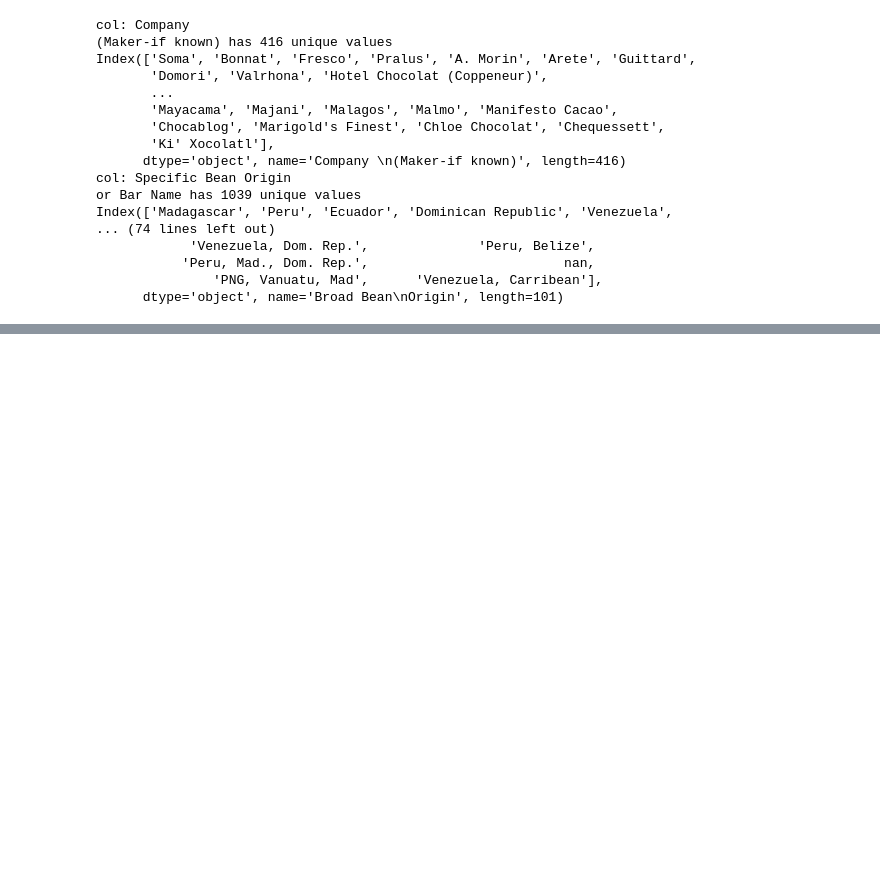
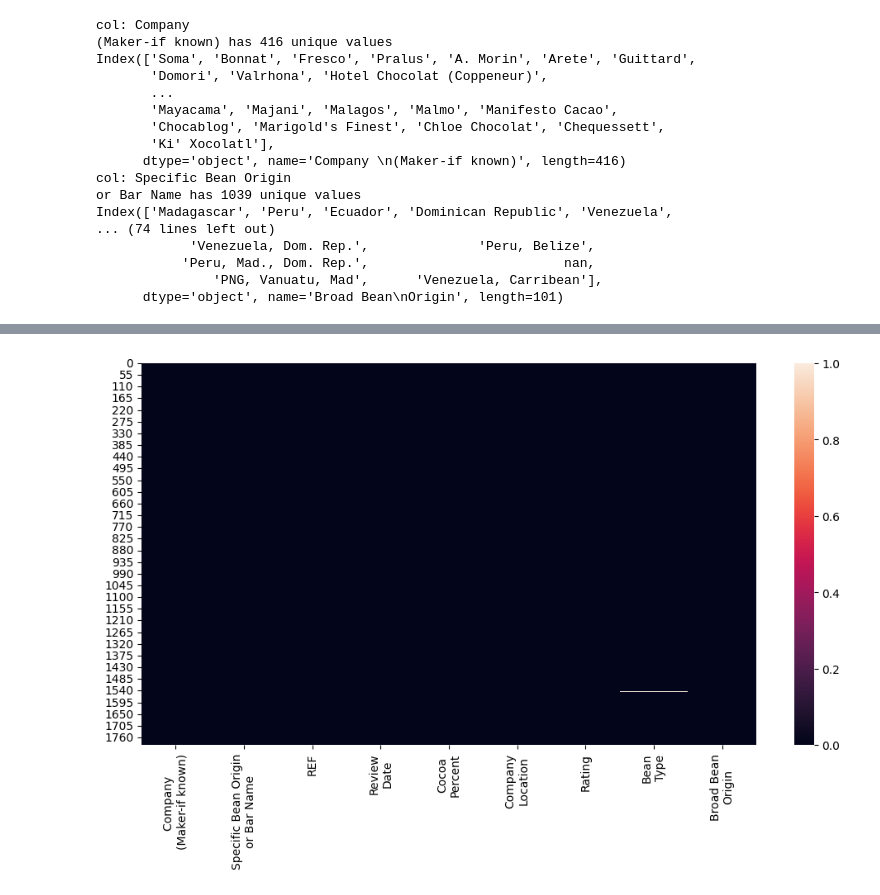
Before and after one commit to AbhinavKrishnan0629/AI, a Jupyter notebook: All projects/Exploratory Data Analysis/session 3.1 EDA.ipynb, the cells around one changed output, grey strips where cells are left out. Saved outputs shown, nothing was run; the diff lists cells and outputs as text; code cells hidden in the pictures; blank space fills up the shorter version.

```diff
--- a/All projects/Exploratory Data Analysis/session 3.1 EDA.ipynb
+++ b/All projects/Exploratory Data Analysis/session 3.1 EDA.ipynb
@@ -137,0 +205,6 @@ Name: count, dtype: int64
+# %%
+plt.figure(figsize=(12, 6))
+sb.heatmap(df.isnull())
+plt.show()
+# %% [output]
+[figure, added]
```
Also changed, not shown: parts of 12 cells of this notebook, 1 other file.
